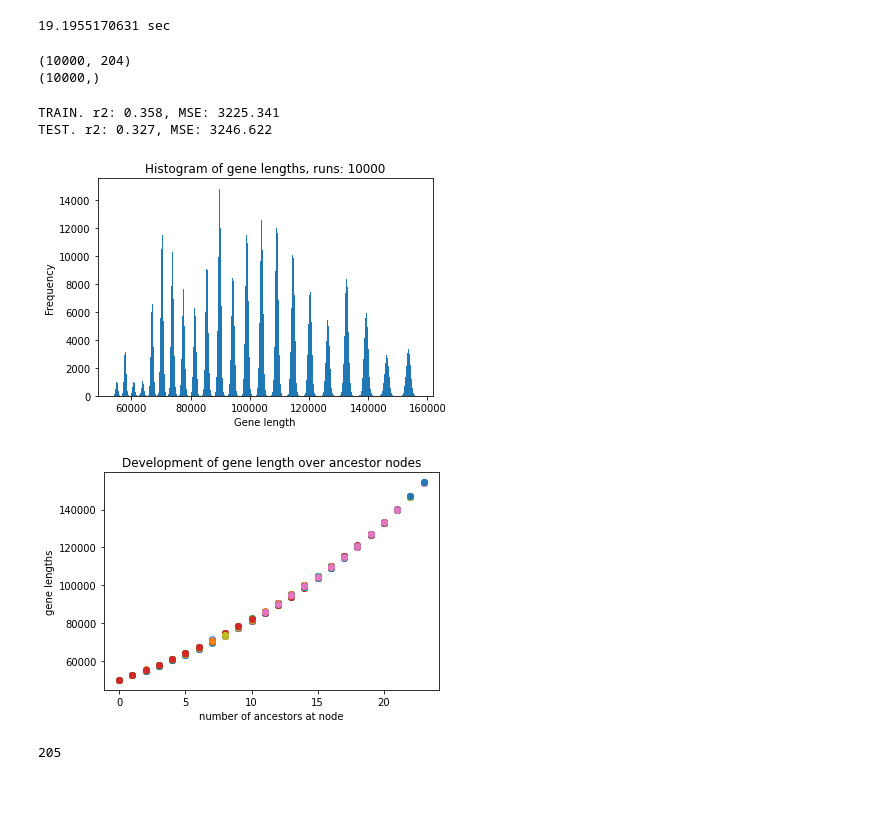
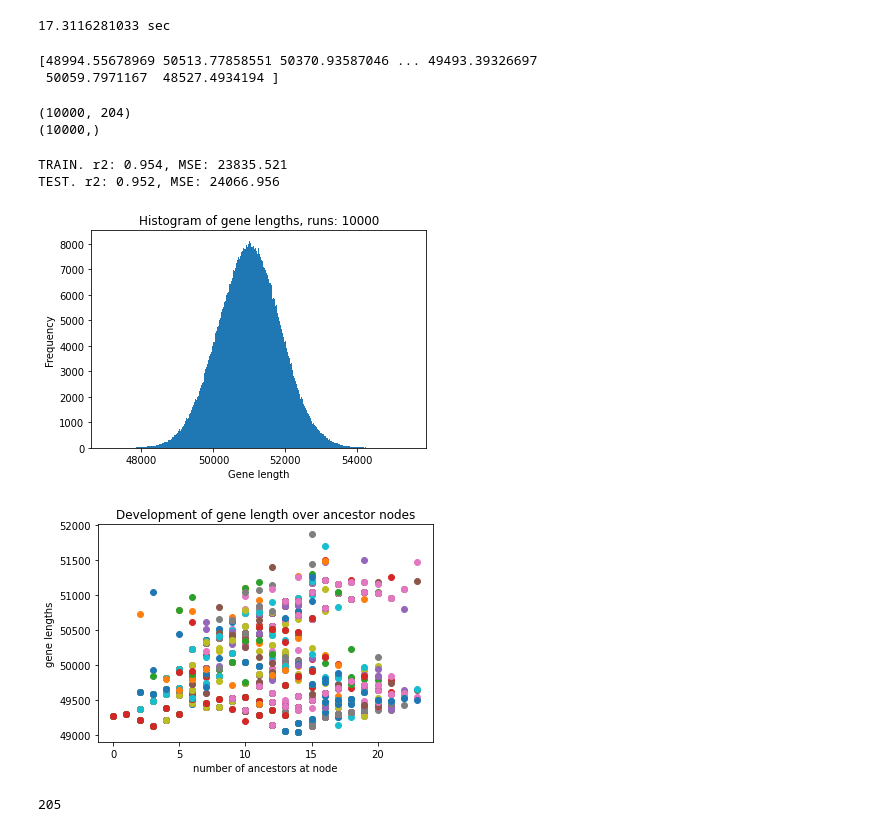
Before and after one commit to alexandermittet/ModComp, a Jupyter notebook: mainMagnus.ipynb, the cells around one changed output. Cells and saved outputs as stored; diff of their text form; code cells hidden in the pictures; blank space fills up the shorter version.

```diff
--- a/mainMagnus.ipynb
+++ b/mainMagnus.ipynb
@@ -142,29 +142,33 @@ tree_data['Parent'] = tree_data['Parent'].astype(int)
 # Parameters
 # for Z_0
 alpha_0 = 50000
-variance_0 = 5000
+variance_0 = 500000
 
 # for Z_i and X_i
-alpha = 0.15
-beta = 1.05
-variance = 2500
+alpha = 20
+beta = 1
+variance = 5000
 
 # Settings
 root = 407
-num_of_samples = 10000
+n = 10000
 
 # create a dict graph
 graph = create_graph(tree_data)
 # %%
 # Create data
 t0 = time.time()
-X, Z = n_simulations(num_of_samples, root, graph, alpha_0, variance_0, alpha, beta, variance)
+X, Z = n_simulations(n, root, graph, alpha_0, variance_0, alpha, beta, variance)
 runtime = time.time() - t0
 print(f"{runtime:.10f} sec")
 # %% [output]
-19.1955170631 sec
+17.3116281033 sec
 # %%
 y = Z[:,-1]
+print(y)
+# %% [output]
+[48994.55678969 50513.77858551 50370.93587046 ... 49493.39326697
+ 50059.7971167  48527.4934194 ]
 # %%
 print(X.shape)
 print(y.shape)
@@ -189,17 +193,17 @@ test_mse = mean_squared_error(y_test, y_pred)
 print(f"TRAIN. r2: {train_r2:.3f}, MSE: {train_mse:.3f}")
 print(f"TEST. r2: {test_r2:.3f}, MSE: {test_mse:.3f}")
 # %% [output]
-TRAIN. r2: 0.358, MSE: 3225.341
-TEST. r2: 0.327, MSE: 3246.622
+TRAIN. r2: 0.954, MSE: 23835.521
+TEST. r2: 0.952, MSE: 24066.956
 # %%
-plt.hist(X.flatten(), bins=int(num_of_samples/10))
+plt.hist(X.flatten(), bins=int(n/10))
 
 plt.xlabel('Gene length')
 plt.ylabel('Frequency')
-plt.title(f'Histogram of gene lengths, runs: {num_of_samples}')
+plt.title(f'Histogram of gene lengths, runs: {n}')
 plt.show()
 # %% [output]
-[figure, old version]
+[figure, new version]
 # %%
 # all paths with their respective z values at each node in the path
 paths_with_z = dfs_paths_with_cpd(graph=graph, start_node=407, z=pd_z0())
@@ -215,7 +219,7 @@ plt.ylabel('gene lengths')
 plt.title('Development of gene length over ancestor nodes')
 plt.show()
 # %% [output]
-[figure, old version]
+[figure, new version]
 # %%
 # load data
 treedat = pd.read_csv('data/tree.csv')
```
Also changed, not shown: parts of 16 cells of this notebook.
